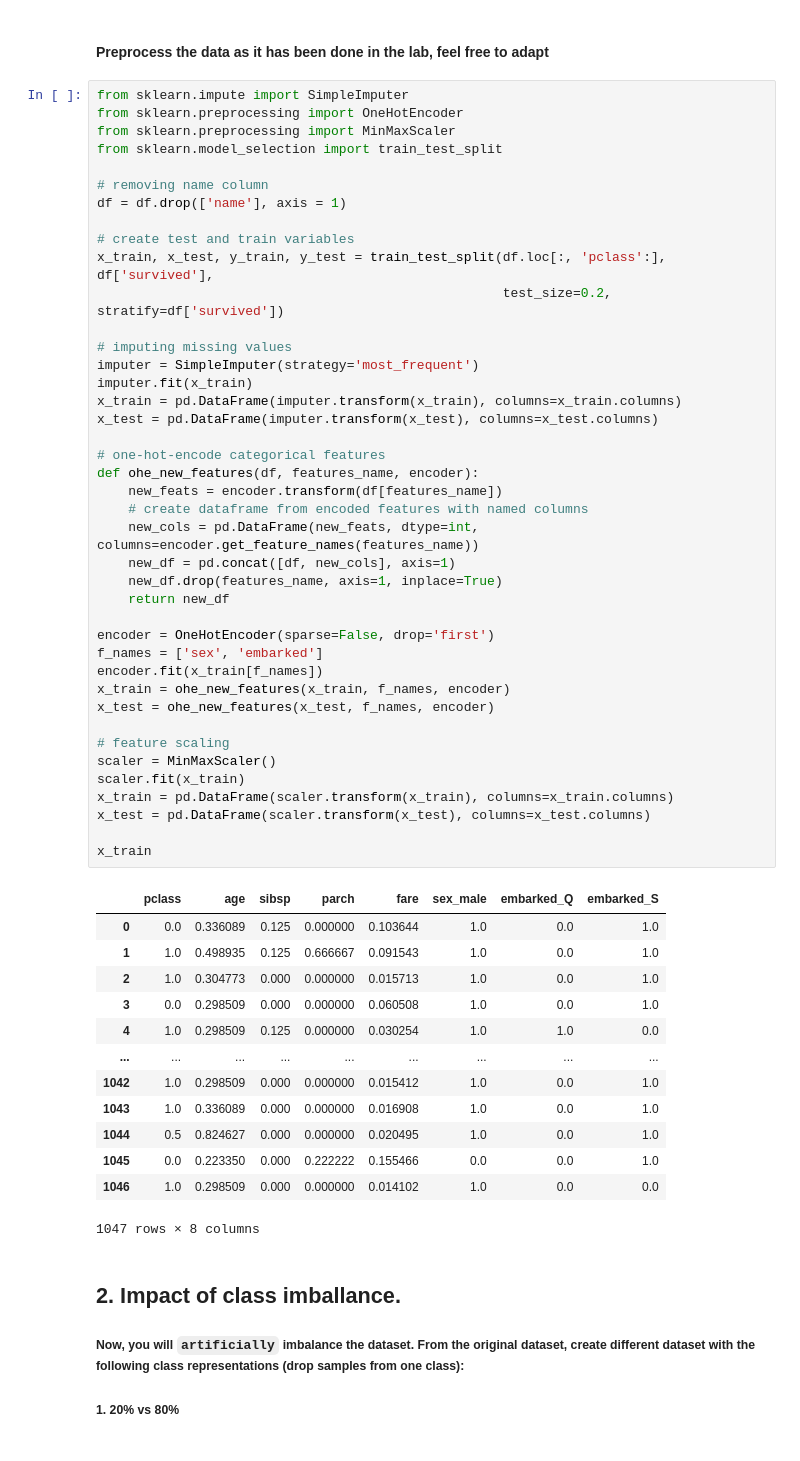
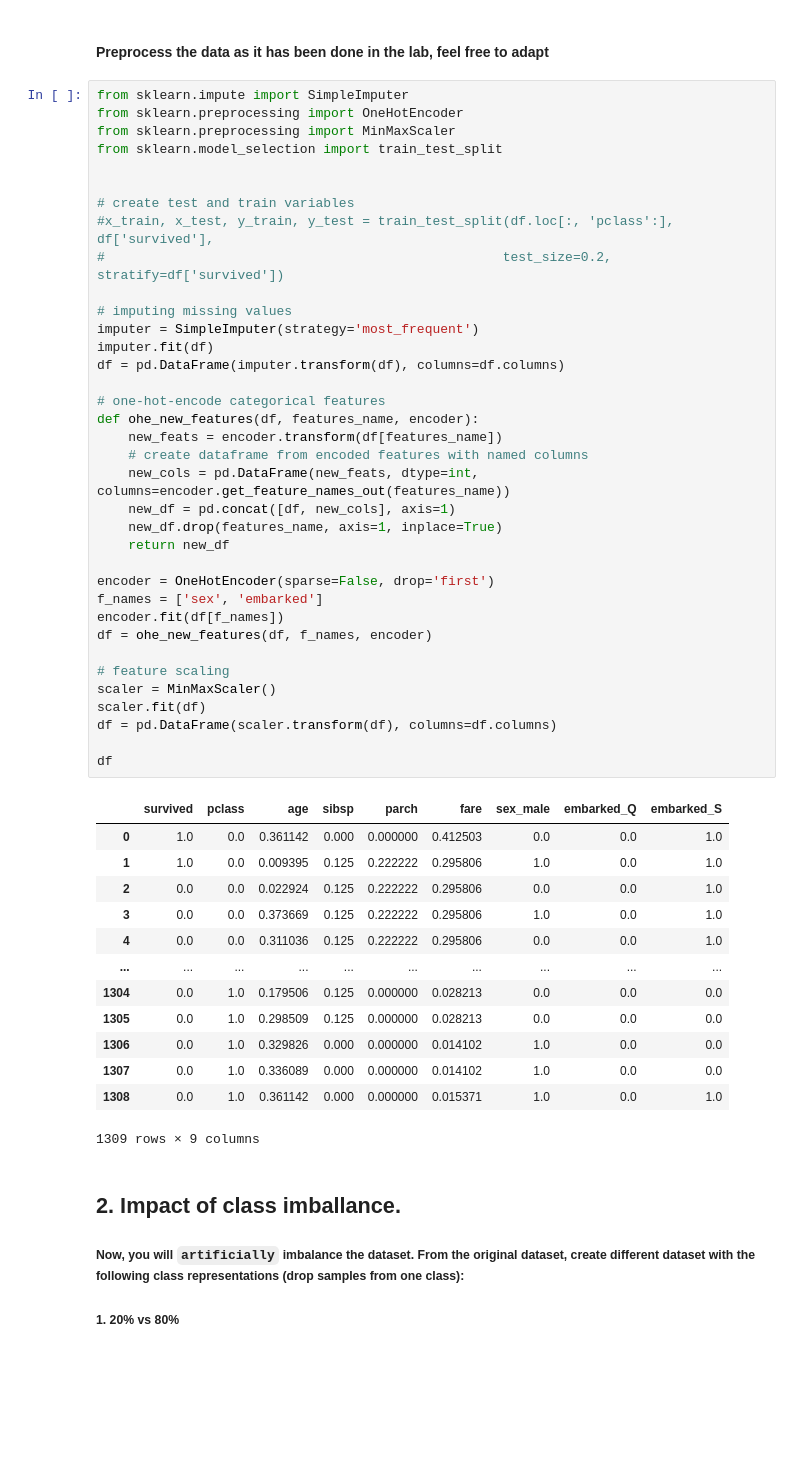
Before and after one commit to DyllasDek/IML_labs, a Jupyter notebook: Lab3/Lab-3-self-practice.ipynb, the cells around one changed output. Saved outputs shown, nothing was run; the diff lists cells and outputs as text; blank space fills up the shorter version.

```diff
--- a/Lab3/Lab-3-self-practice.ipynb
+++ b/Lab3/Lab-3-self-practice.ipynb
@@ -25,58 +25,53 @@ copy_df.plot(kind='pie',title="Percentage of survive %",legend=False, autopct='%
 # %%
 from sklearn.impute import SimpleImputer
 from sklearn.preprocessing import OneHotEncoder
 from sklearn.preprocessing import MinMaxScaler
 from sklearn.model_selection import train_test_split
 
-# removing name column
-df = df.drop(['name'], axis = 1)
 
 # create test and train variables
-x_train, x_test, y_train, y_test = train_test_split(df.loc[:, 'pclass':], df['survived'],
-                                                    test_size=0.2, stratify=df['survived'])
+#x_train, x_test, y_train, y_test = train_test_split(df.loc[:, 'pclass':], df['survived'],
+#                                                   test_size=0.2, stratify=df['survived'])
 
 # imputing missing values
 imputer = SimpleImputer(strategy='most_frequent')
-imputer.fit(x_train)
-x_train = pd.DataFrame(imputer.transform(x_train), columns=x_train.columns)
-x_test = pd.DataFrame(imputer.transform(x_test), columns=x_test.columns)
+imputer.fit(df)
+df = pd.DataFrame(imputer.transform(df), columns=df.columns)
 
 # one-hot-encode categorical features
 def ohe_new_features(df, features_name, encoder):
     new_feats = encoder.transform(df[features_name])
     # create dataframe from encoded features with named columns
-    new_cols = pd.DataFrame(new_feats, dtype=int, columns=encoder.get_feature_names(features_name))
+    new_cols = pd.DataFrame(new_feats, dtype=int, columns=encoder.get_feature_names_out(features_name))
     new_df = pd.concat([df, new_cols], axis=1)
     new_df.drop(features_name, axis=1, inplace=True)
     return new_df
 
 encoder = OneHotEncoder(sparse=False, drop='first')
 f_names = ['sex', 'embarked']
-encoder.fit(x_train[f_names])
-x_train = ohe_new_features(x_train, f_names, encoder)
-x_test = ohe_new_features(x_test, f_names, encoder)
+encoder.fit(df[f_names])
+df = ohe_new_features(df, f_names, encoder)
 
 # feature scaling
 scaler = MinMaxScaler()
-scaler.fit(x_train)
-x_train = pd.DataFrame(scaler.transform(x_train), columns=x_train.columns)
-x_test = pd.DataFrame(scaler.transform(x_test), columns=x_test.columns)
+scaler.fit(df)
+df = pd.DataFrame(scaler.transform(df), columns=df.columns)
 
-x_train
+df
 # %% [output]
-|  | pclass | age | sibsp | parch | fare | sex_male | embarked_Q | embarked_S |
-| 0 | 0.0 | 0.336089 | 0.125 | 0.000000 | 0.103644 | 1.0 | 0.0 | 1.0 |
-| 1 | 1.0 | 0.498935 | 0.125 | 0.666667 | 0.091543 | 1.0 | 0.0 | 1.0 |
-| 2 | 1.0 | 0.304773 | 0.000 | 0.000000 | 0.015713 | 1.0 | 0.0 | 1.0 |
-| 3 | 0.0 | 0.298509 | 0.000 | 0.000000 | 0.060508 | 1.0 | 0.0 | 1.0 |
-| 4 | 1.0 | 0.298509 | 0.125 | 0.000000 | 0.030254 | 1.0 | 1.0 | 0.0 |
-| ... | ... | ... | ... | ... | ... | ... | ... | ... |
-| 1042 | 1.0 | 0.298509 | 0.000 | 0.000000 | 0.015412 | 1.0 | 0.0 | 1.0 |
-| 1043 | 1.0 | 0.336089 | 0.000 | 0.000000 | 0.016908 | 1.0 | 0.0 | 1.0 |
-| 1044 | 0.5 | 0.824627 | 0.000 | 0.000000 | 0.020495 | 1.0 | 0.0 | 1.0 |
-| 1045 | 0.0 | 0.223350 | 0.000 | 0.222222 | 0.155466 | 0.0 | 0.0 | 1.0 |
-| 1046 | 1.0 | 0.298509 | 0.000 | 0.000000 | 0.014102 | 1.0 | 0.0 | 0.0 |
+|  | survived | pclass | age | sibsp | parch | fare | sex_male | embarked_Q | embarked_S |
+| 0 | 1.0 | 0.0 | 0.361142 | 0.000 | 0.000000 | 0.412503 | 0.0 | 0.0 | 1.0 |
+| 1 | 1.0 | 0.0 | 0.009395 | 0.125 | 0.222222 | 0.295806 | 1.0 | 0.0 | 1.0 |
+| 2 | 0.0 | 0.0 | 0.022924 | 0.125 | 0.222222 | 0.295806 | 0.0 | 0.0 | 1.0 |
+| 3 | 0.0 | 0.0 | 0.373669 | 0.125 | 0.222222 | 0.295806 | 1.0 | 0.0 | 1.0 |
+| 4 | 0.0 | 0.0 | 0.311036 | 0.125 | 0.222222 | 0.295806 | 0.0 | 0.0 | 1.0 |
+| ... | ... | ... | ... | ... | ... | ... | ... | ... | ... |
+| 1304 | 0.0 | 1.0 | 0.179506 | 0.125 | 0.000000 | 0.028213 | 0.0 | 0.0 | 0.0 |
+| 1305 | 0.0 | 1.0 | 0.298509 | 0.125 | 0.000000 | 0.028213 | 0.0 | 0.0 | 0.0 |
+| 1306 | 0.0 | 1.0 | 0.329826 | 0.000 | 0.000000 | 0.014102 | 1.0 | 0.0 | 0.0 |
+| 1307 | 0.0 | 1.0 | 0.336089 | 0.000 | 0.000000 | 0.014102 | 1.0 | 0.0 | 0.0 |
+| 1308 | 0.0 | 1.0 | 0.361142 | 0.000 | 0.000000 | 0.015371 | 1.0 | 0.0 | 1.0 |
-1047 rows × 8 columns
+1309 rows × 9 columns
 # %% [markdown]
 ## 2. Impact of class imballance.
 ##### Now, you will `artificially` imbalance the dataset. From the original dataset, create different dataset with the following class representations (drop samples from one class):
```
Also changed, not shown: parts of 3 cells of this notebook.
